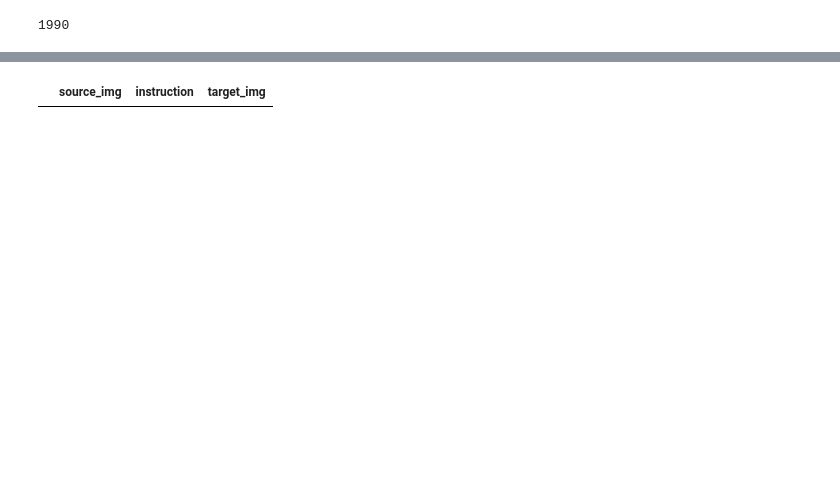
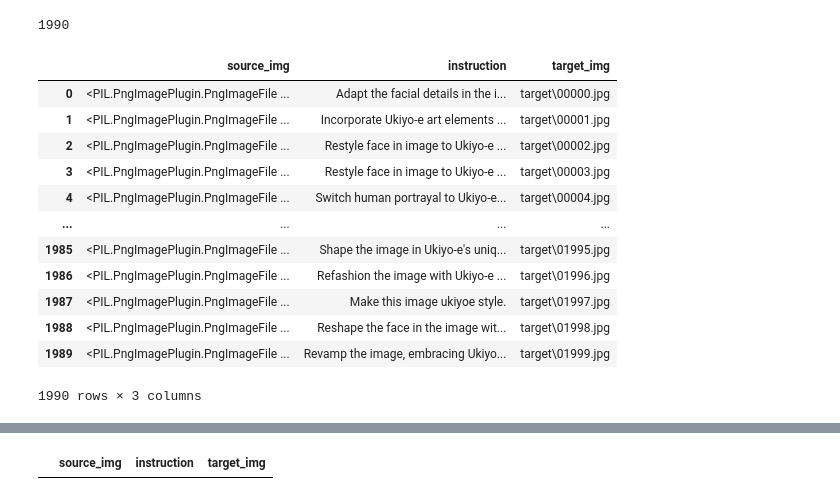
Before and after one commit to tianyi0216/BetterInstructed, a Jupyter notebook: generate_csv.ipynb, the cells around one changed output, grey strips where cells are left out. Cells and saved outputs as stored; diff of their text form; code cells hidden in the pictures; blank space fills up the shorter version.

```diff
--- a/generate_csv.ipynb
+++ b/generate_csv.ipynb
@@ -87,3 +94,19 @@ import io
+# %%
+new_df
+# %% [output]
+|  | source_img | instruction | target_img |
+| 0 | <PIL.PngImagePlugin.PngImageFile ... | Adapt the facial details in the i... | target\00000.jpg |
+| 1 | <PIL.PngImagePlugin.PngImageFile ... | Incorporate Ukiyo-e art elements ... | target\00001.jpg |
+| 2 | <PIL.PngImagePlugin.PngImageFile ... | Restyle face in image to Ukiyo-e ... | target\00002.jpg |
+| 3 | <PIL.PngImagePlugin.PngImageFile ... | Restyle face in image to Ukiyo-e ... | target\00003.jpg |
+| 4 | <PIL.PngImagePlugin.PngImageFile ... | Switch human portrayal to Ukiyo-e... | target\00004.jpg |
+| ... | ... | ... | ... |
+| 1985 | <PIL.PngImagePlugin.PngImageFile ... | Shape the image in Ukiyo-e's uniq... | target\01995.jpg |
+| 1986 | <PIL.PngImagePlugin.PngImageFile ... | Refashion the image with Ukiyo-e ... | target\01996.jpg |
+| 1987 | <PIL.PngImagePlugin.PngImageFile ... | Make this image ukiyoe style. | target\01997.jpg |
+| 1988 | <PIL.PngImagePlugin.PngImageFile ... | Reshape the face in the image wit... | target\01998.jpg |
+| 1989 | <PIL.PngImagePlugin.PngImageFile ... | Revamp the image, embracing Ukiyo... | target\01999.jpg |
+1990 rows × 3 columns
 # %%
 def image_to_bytes(image_path):
     """Convert an image to bytes."""
```
Also changed, not shown: parts of 11 cells of this notebook.
